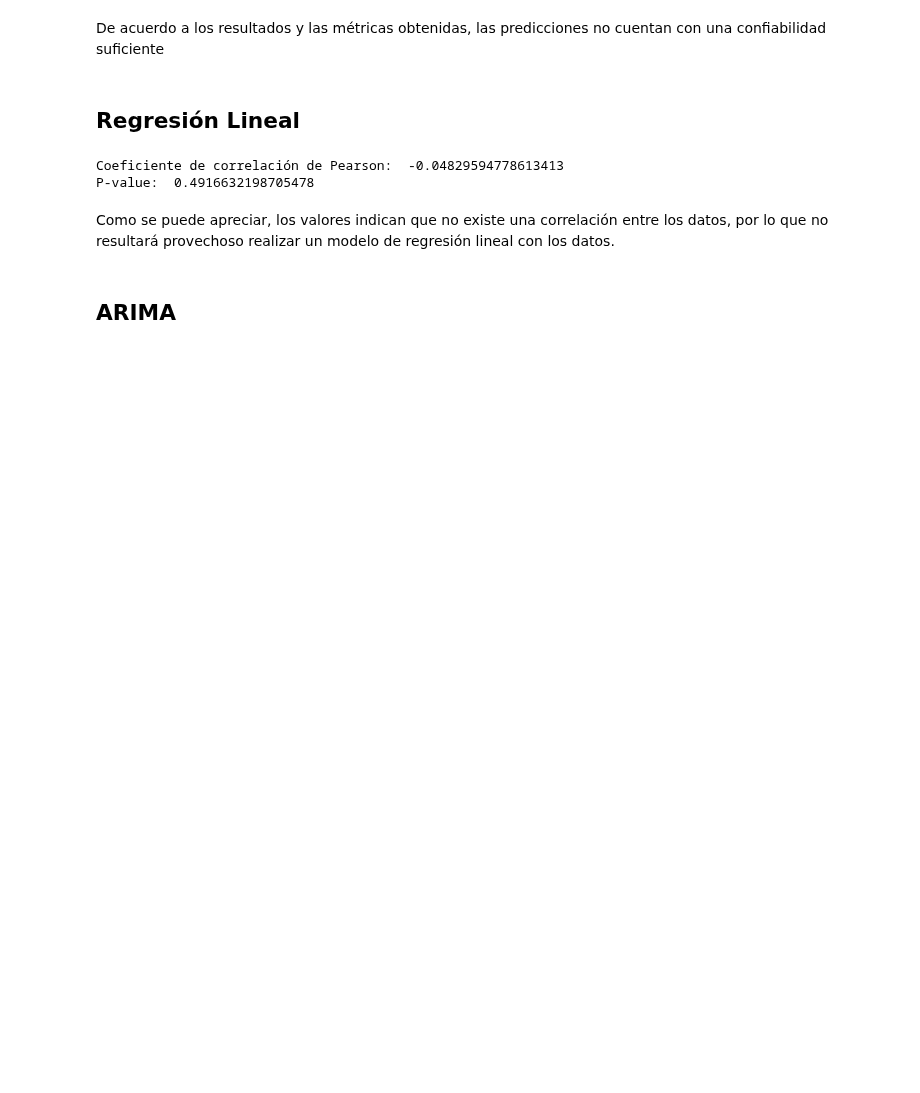
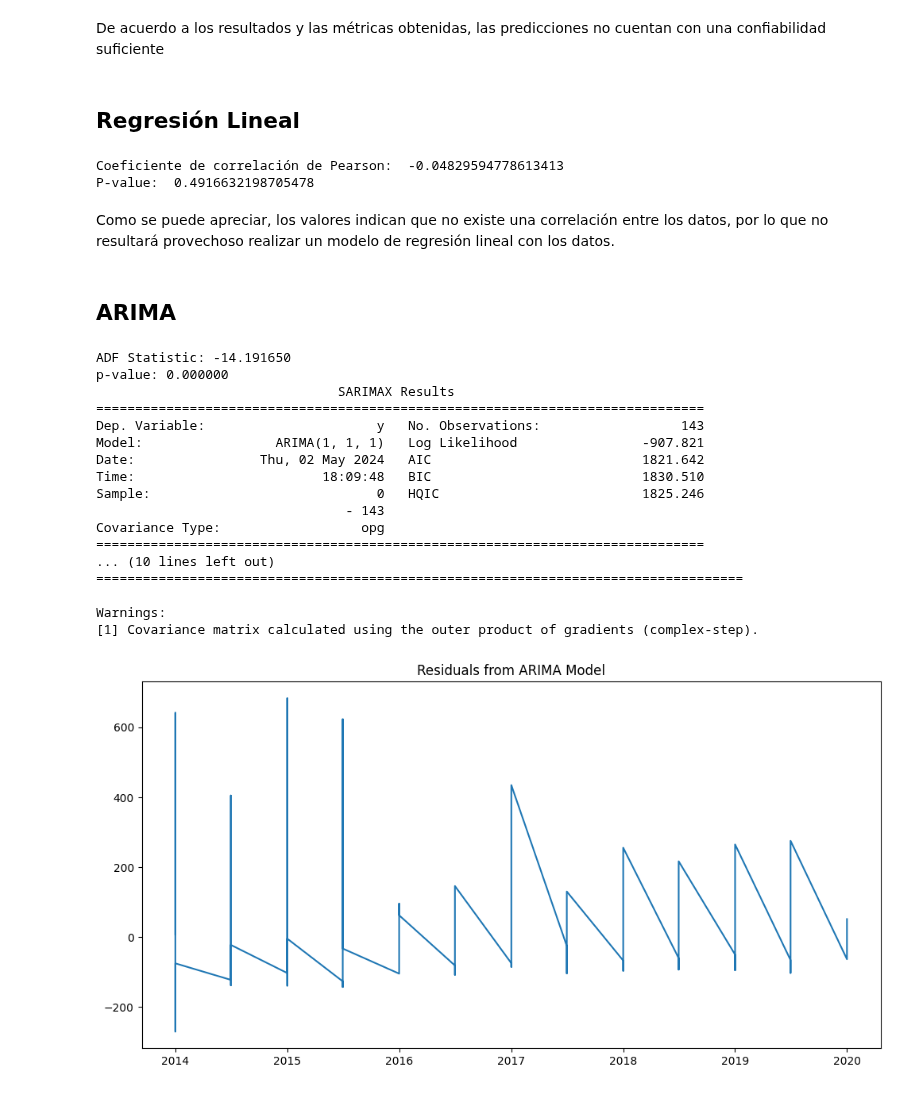
Before and after one commit to PadInLa/internship-project-202410, a Jupyter notebook: model.ipynb, the cells around one changed output. Cells and saved outputs as stored; diff of their text form; code cells hidden in the pictures; blank space fills up the shorter version.

Commit message:
Arima model added

```diff
--- a/model.ipynb
+++ b/model.ipynb
@@ -346,3 +302,53 @@ P-value:  0.4916632198705478
 Como se puede apreciar, los valores indican que no existe una correlación entre los datos, por lo que no resultará provechoso realizar un modelo de regresión lineal con los datos.
 # %% [markdown]
 ## ARIMA
+# %%
+data = []
+for y in specific_program_data['y']:
+    data.append(y)
+
+
+series = pd.Series(data=data, index=specific_program_data['ds'])
+
+train_size = int(len(series) * 0.7)  # 80% of data for training
+train, test = series[:train_size], series[train_size:]
+# %%
+# Testing for stationarity
+result = sm.tsa.adfuller(series)
+print('ADF Statistic: %f' % result[0])
+print('p-value: %f' % result[1])
+
+# Fit the ARIMA model
+model = ARIMA(train, order=(1,1,1))
+model_fit = model.fit()
+
+# Summary of the model
+print(model_fit.summary())
+
+forecast = model_fit.forecast(steps=len(test))
+
+# Check for residuals
+residuals = model_fit.resid
+plt.figure(figsize=(12,6))
+plt.plot(residuals)
+plt.title('Residuals from ARIMA Model')
+plt.show()
+# %% [output]
+ADF Statistic: -14.191650
+p-value: 0.000000
+                               SARIMAX Results
+==============================================================================
+Dep. Variable:                      y   No. Observations:                  143
+Model:                 ARIMA(1, 1, 1)   Log Likelihood                -907.821
+Date:                Thu, 02 May 2024   AIC                           1821.642
+Time:                        18:09:48   BIC                           1830.510
+Sample:                             0   HQIC                          1825.246
+                                - 143
+Covariance Type:                  opg
+==============================================================================
+... (10 lines left out)
+===================================================================================
+
+Warnings:
+[1] Covariance matrix calculated using the outer product of gradients (complex-step).
+[figure, added]
```
Also changed, not shown: parts of 7 cells of this notebook.
